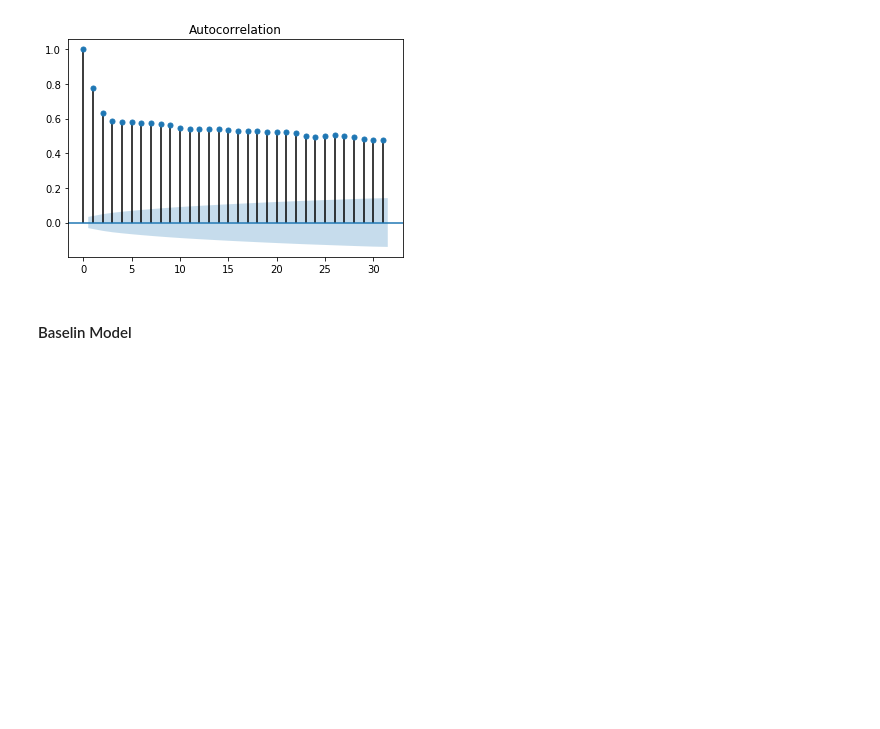
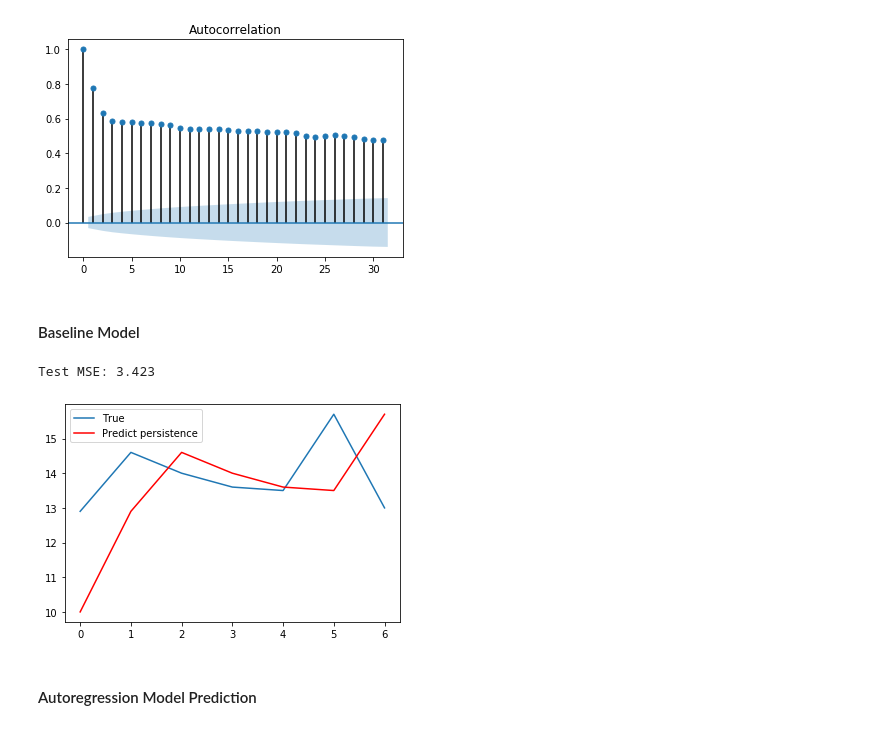
Before and after one commit to shiyuliu1/Time-Series-Models, a Jupyter notebook: TS_models.ipynb, the cells around one changed output. Saved outputs shown, nothing was run; the diff lists cells and outputs as text; code cells hidden in the pictures; blank space fills up the shorter version.

```diff
--- a/TS_models.ipynb
+++ b/TS_models.ipynb
@@ -74,32 +74,38 @@ plt.show()
 # %% [output]
 [figure]
 # %% [markdown]
-#### Baselin Model
+#### Baseline Model
 # %%
 from sklearn.metrics import mean_squared_error
-series = read_csv('daily-minimum-temperatures.csv', header=0, index_col=0)
+series = pd.read_csv('https://raw.githubusercontent.com/jbrownlee/Datasets/master/daily-min-temperatures.csv', header=0, index_col=0)
 # create lagged dataset
-values = DataFrame(series.values)
-dataframe = concat([values.shift(1), values], axis=1)
+values = pd.DataFrame(series.values)
+dataframe = pd.concat([values.shift(1), values], axis=1)
 dataframe.columns = ['t-1', 't+1']
 # split into train and test sets
 X = dataframe.values
 train, test = X[1:len(X)-7], X[len(X)-7:]
 train_X, train_y = train[:,0], train[:,1]
 test_X, test_y = test[:,0], test[:,1]
-
-# persistence model
-def model_persistence(x):
-    return x
-
-# walk-forward validation
-predictions = list()
-for x in test_X:
-    yhat = model_persistence(x)
-    predictions.append(yhat)
-test_score = mean_squared_error(test_y, predictions)
-print('Test MSE: %.3f' % test_score)
-# plot predictions vs expected
-pyplot.plot(test_y)
-pyplot.plot(predictions, color='red')
-pyplot.show()
+# %%
+# persistence model
+def model_persistence(x):
+    return x
+
+# walk-forward validation
+predictions = list()
+for x in test_X:
+    yhat = model_persistence(x)
+    predictions.append(yhat)
+test_score = mean_squared_error(test_y, predictions)
+print('Test MSE: %.3f' % test_score)
+# plot predictions vs expected
+plt.plot(test_y)
+plt.plot(predictions, color='red')
+plt.legend(['True', 'Predict persistence'])
+plt.show()
+# %% [output]
+Test MSE: 3.423
+[figure, added]
+# %% [markdown]
+#### Autoregression Model Prediction
```
Also changed, not shown: parts of 9 cells of this notebook.
